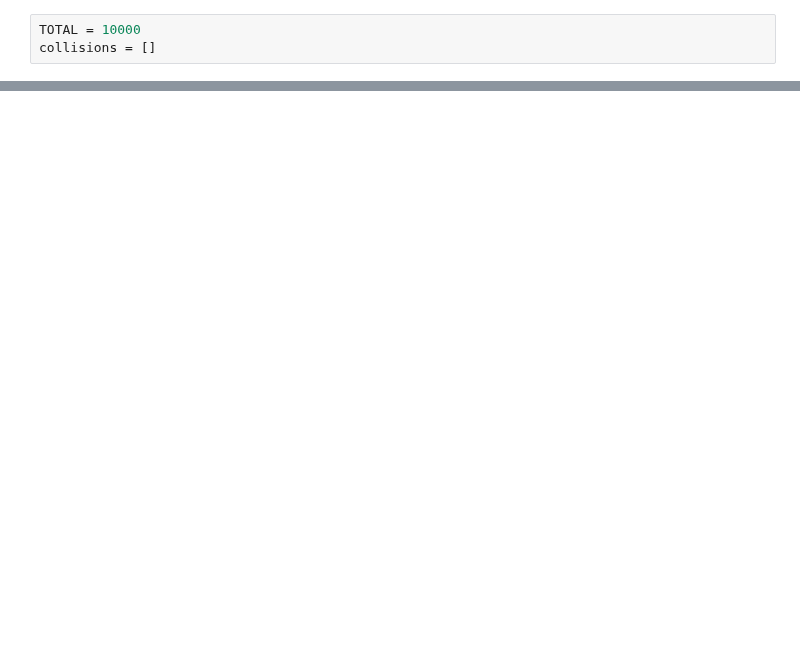
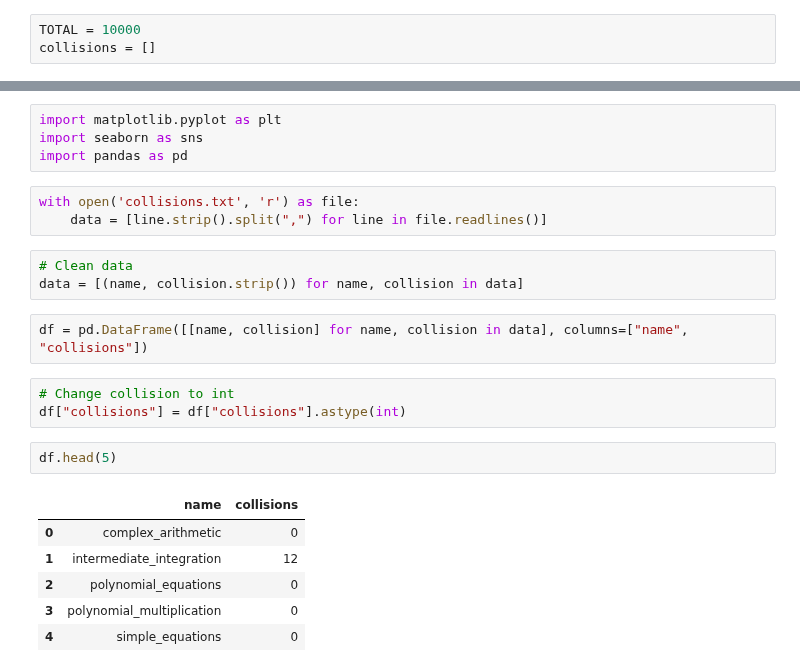
Before and after one commit to open-thought/reasoning-gym, a Jupyter notebook: notebooks/check-collisions-in-reasoning-gym-dataset.ipynb, the cells around one changed output, grey strips where cells are left out. Saved outputs shown, nothing was run; the diff lists cells and outputs as text; blank space fills up the shorter version.

```diff
--- a/notebooks/check-collisions-in-reasoning-gym-dataset.ipynb
+++ b/notebooks/check-collisions-in-reasoning-gym-dataset.ipynb
@@ -39,0 +32,24 @@ len(data_2)
+# %%
+import matplotlib.pyplot as plt
+import seaborn as sns
+import pandas as pd
+# %%
+with open('collisions.txt', 'r') as file:
+    data = [line.strip().split(",") for line in file.readlines()]
+# %%
+# Clean data
+data = [(name, collision.strip()) for name, collision in data]
+# %%
+df = pd.DataFrame([[name, collision] for name, collision in data], columns=["name", "collisions"])
+# %%
+# Change collision to int
+df["collisions"] = df["collisions"].astype(int)
+# %%
+df.head(5)
+# %% [output]
+|  | name | collisions |
+| 0 | complex_arithmetic | 0 |
+| 1 | intermediate_integration | 12 |
+| 2 | polynomial_equations | 0 |
+| 3 | polynomial_multiplication | 0 |
+| 4 | simple_equations | 0 |
```
Also changed, not shown: parts of 17 cells of this notebook, 2 other files.
